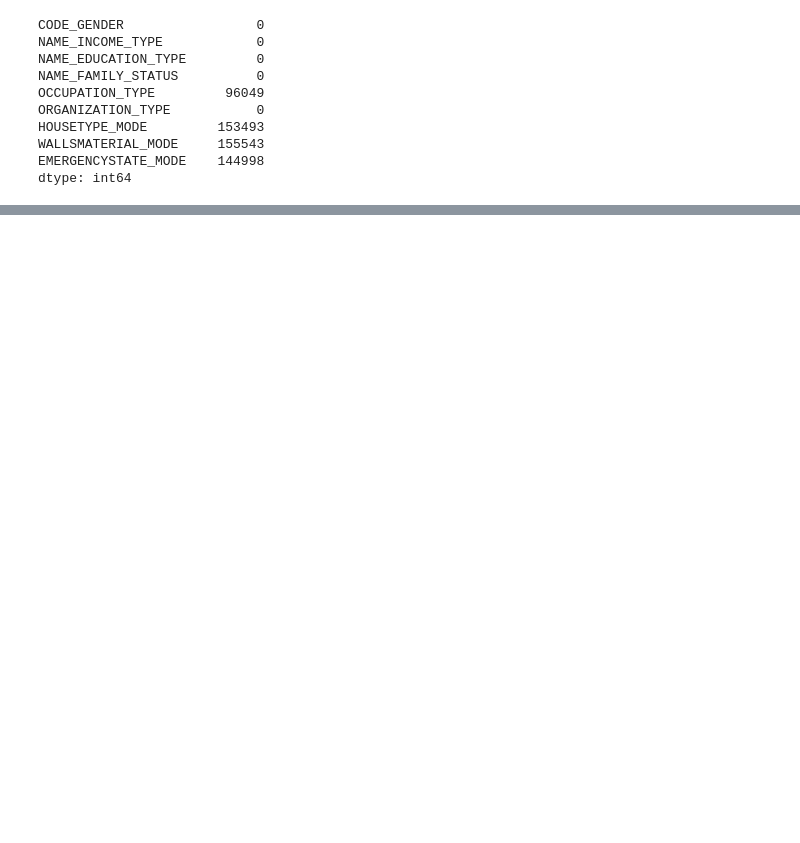
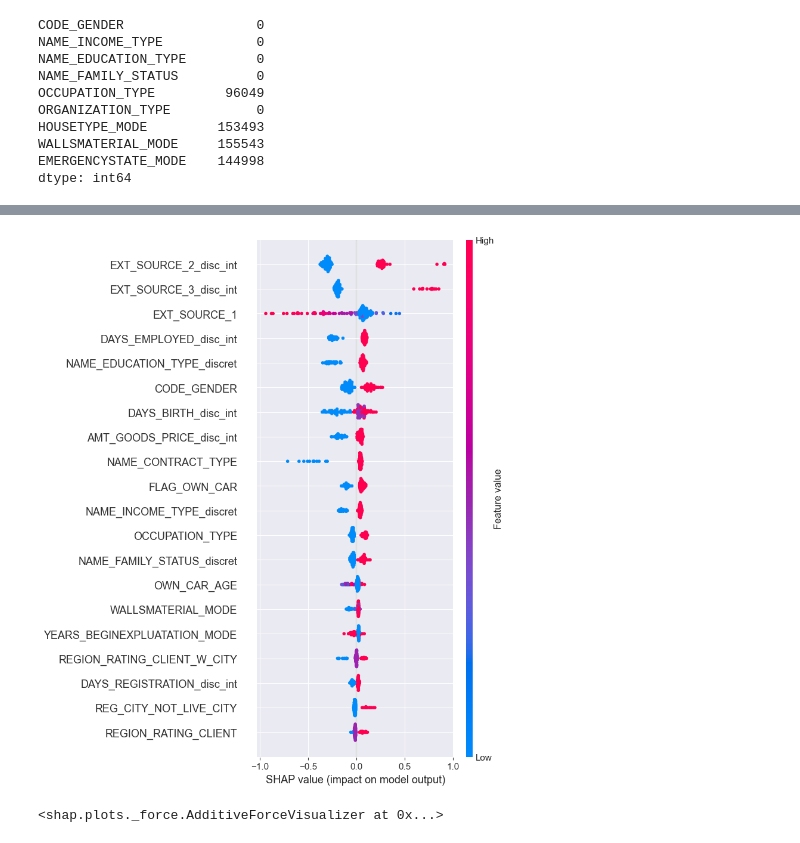
Before and after one commit to SamuelBaheux/Challenge_Nexialog, a Jupyter notebook: Selection de variables.ipynb, the cells around one changed output, grey strips where cells are left out. Cells and saved outputs as stored; diff of their text form; code cells hidden in the pictures; blank space fills up the shorter version.

```diff
--- a/Selection de variables.ipynb
+++ b/Selection de variables.ipynb
@@ -54,11 +75,10 @@ df_app.drop(columns = ['date_mensuelle','Unnamed: 0','SK_ID_CURR','TARGET']).sel
 
 liste_gini = []
 
-for col in df_app.drop(columns = ['date_mensuelle','Unnamed: 0','SK_ID_CURR','TARGET','FLAG_MOBIL']).select_dtypes(include ='number').columns :
+for col in data.drop(columns = ['SK_ID_CURR','TARGET']).select_dtypes(include ='number').columns :
     # NaN
-    moyenne = X_train[col].mean()
-    X_train[col] = X_train[col].fillna(moyenne)
-    X_test[col] = X_test[col].fillna(moyenne)
+    X_train[col] = X_train[col].fillna(0)
+    X_test[col] = X_test[col].fillna(0)
     # Constante
     X_train_scaled = X_train[col]
     X_test_scaled = X_test[col]
@@ -85,5 +105,5 @@ for col in df_app.drop(columns = ['date_mensuelle','Unnamed: 0','SK_ID_CURR','TA
     gini_coefficient = 2 * roc_auc - 1
     liste_gini.append(gini_coefficient)
     print(f'{col} gini : {gini_coefficient}')
-df_selec_var_num = pd.DataFrame(liste_gini,index = df_app.drop(columns = ['date_mensuelle','Unnamed: 0','SK_ID_CURR','TARGET','FLAG_MOBIL']).select_dtypes(include ='number').columns, columns =['Gini'] )
+df_selec_var_num = pd.DataFrame(liste_gini,index = data.drop(columns = ['SK_ID_CURR','TARGET']).select_dtypes(include ='number').columns, columns =['Gini'] )
 # %% [output]
@@ -201,0 +357,19 @@ dtype: int64
+# %%
+import shap
+
+
+explainer = shap.TreeExplainer(model)
+
+# Calculer les Shapley values pour un échantillon de données (par exemple, les 100 premières observations)
+shap_values = explainer.shap_values(X_train.iloc[:150, :])
+
+# Afficher les Shapley values pour la première observation
+shap.summary_plot(shap_values, X_train.iloc[:150, :])
+
+# Si vous voulez expliquer une prédiction spécifique pour une observation donnée, utilisez la fonction shap_values
+# par exemple, pour expliquer la prédiction pour la première observation :
+shap_values_single = explainer.shap_values(X_train.iloc[[0]])
+shap.force_plot(explainer.expected_value, shap_values_single, X_train.iloc[[0]])
+# %% [output]
+[figure, added]
+<shap.plots._force.AdditiveForceVisualizer at 0x...>
```
Also changed, not shown: parts of 21 cells of this notebook, 3 other files.
